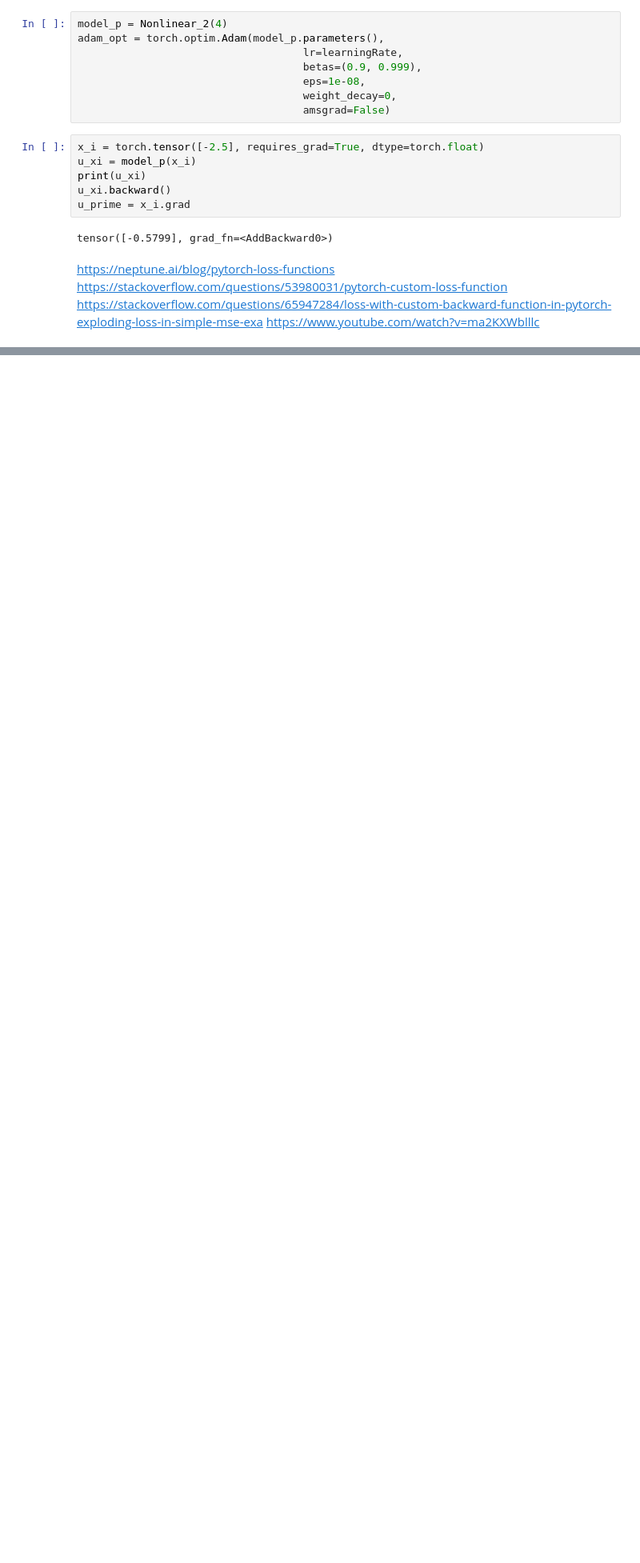
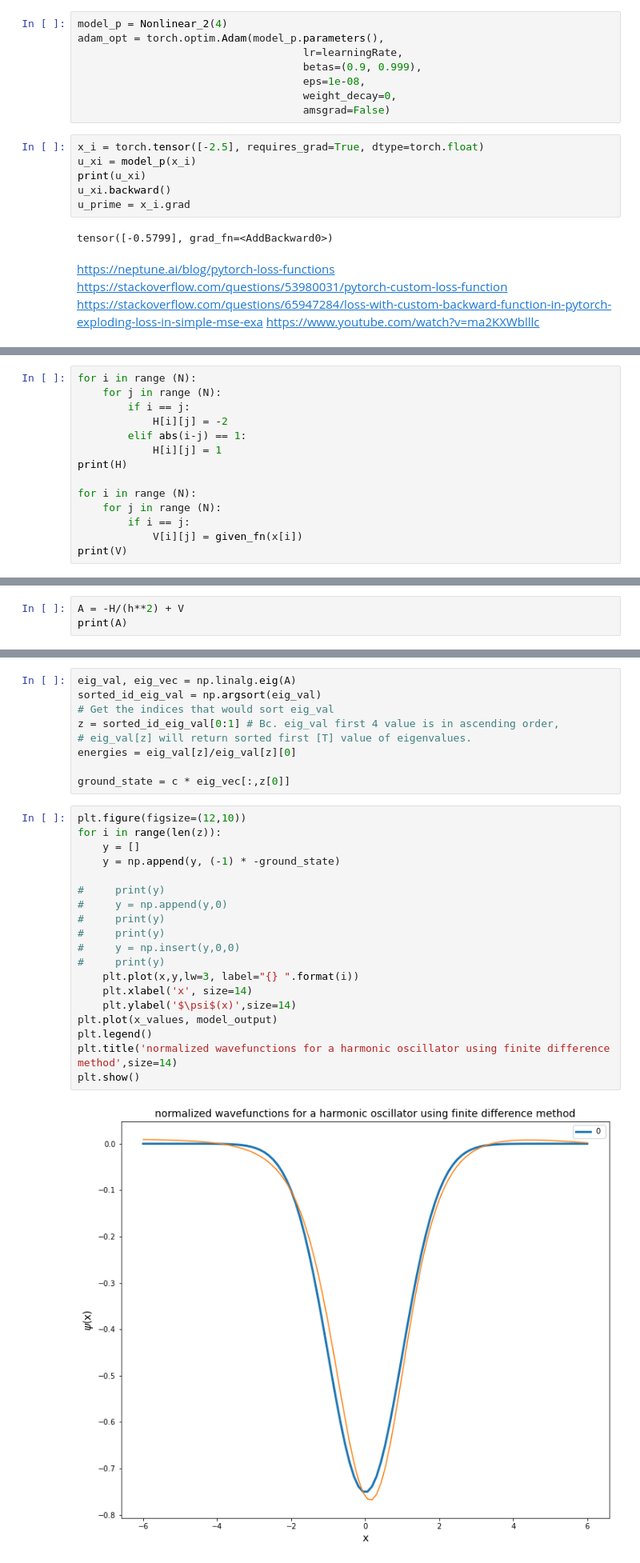
Before and after one commit to trungdoquoc/reu-math-2022, a Jupyter notebook: PyTorch_.ipynb, the cells around one changed output, grey strips where cells are left out. Shown at 80% size. Cells and saved outputs as stored; diff of their text form; blank space fills up the shorter version.

```diff
--- a/PyTorch_.ipynb
+++ b/PyTorch_.ipynb
@@ -482,0 +534,14 @@ https://www.youtube.com/watch?v=ma2KXWblllc
+# %%
+for i in range (N):
+    for j in range (N):
+        if i == j:
+            H[i][j] = -2
+        elif abs(i-j) == 1:
+            H[i][j] = 1
+print(H)
+
+for i in range (N):
+    for j in range (N):
+        if i == j:
+            V[i][j] = given_fn(x[i])
+print(V)
@@ -482,0 +569,3 @@ https://www.youtube.com/watch?v=ma2KXWblllc
+# %%
+A = -H/(h**2) + V
+print(A)
@@ -482,0 +588,30 @@ https://www.youtube.com/watch?v=ma2KXWblllc
+# %%
+eig_val, eig_vec = np.linalg.eig(A)
+sorted_id_eig_val = np.argsort(eig_val)
+# Get the indices that would sort eig_val
+z = sorted_id_eig_val[0:1] # Bc. eig_val first 4 value is in ascending order,
+# eig_val[z] will return sorted first [T] value of eigenvalues.
+energies = eig_val[z]/eig_val[z][0]
+
+ground_state = c * eig_vec[:,z[0]]
+# %%
+plt.figure(figsize=(12,10))
+for i in range(len(z)):
+    y = []
+    y = np.append(y, (-1) * -ground_state)
+
+#     print(y)
+#     y = np.append(y,0)
+#     print(y)
+#     print(y)
+#     y = np.insert(y,0,0)
+#     print(y)
+    plt.plot(x,y,lw=3, label="{} ".format(i))
+    plt.xlabel('x', size=14)
+    plt.ylabel('$\psi$(x)',size=14)
+plt.plot(x_values, model_output)
+plt.legend()
+plt.title('normalized wavefunctions for a harmonic oscillator using finite difference method',size=14)
+plt.show()
+# %% [output]
+[figure, added]
```
Also changed, not shown: parts of 25 cells of this notebook, 2 other files.
